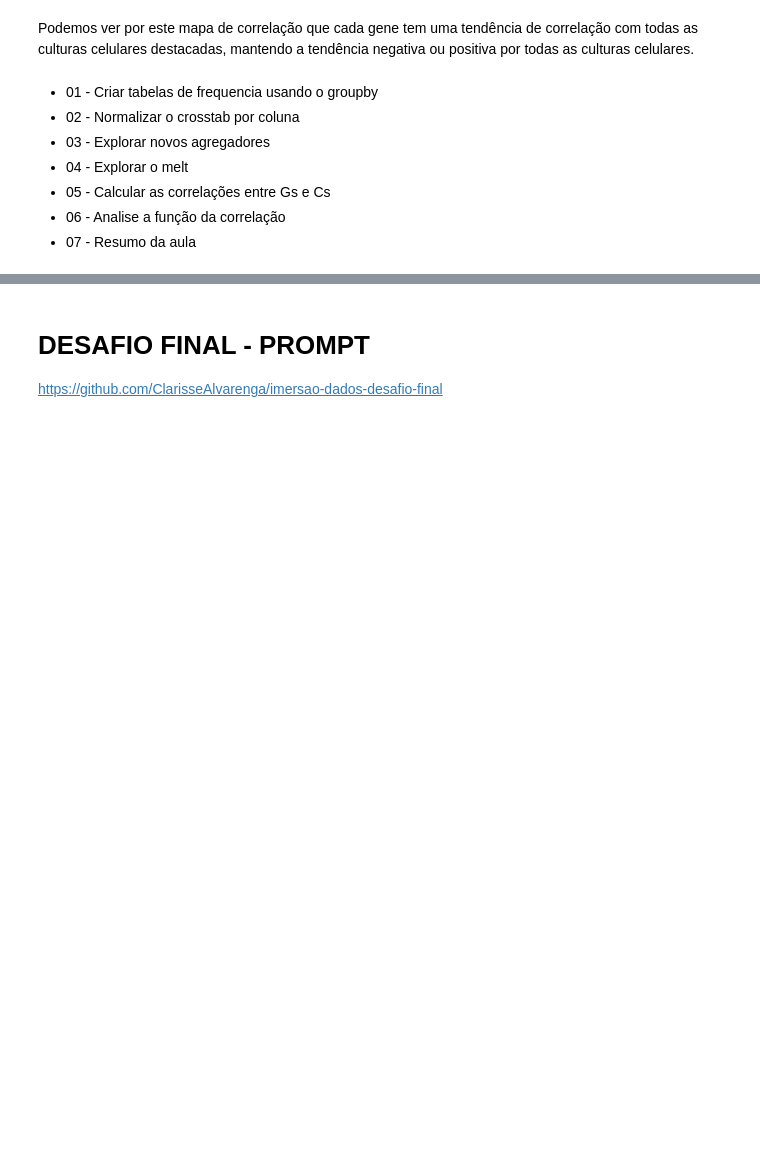
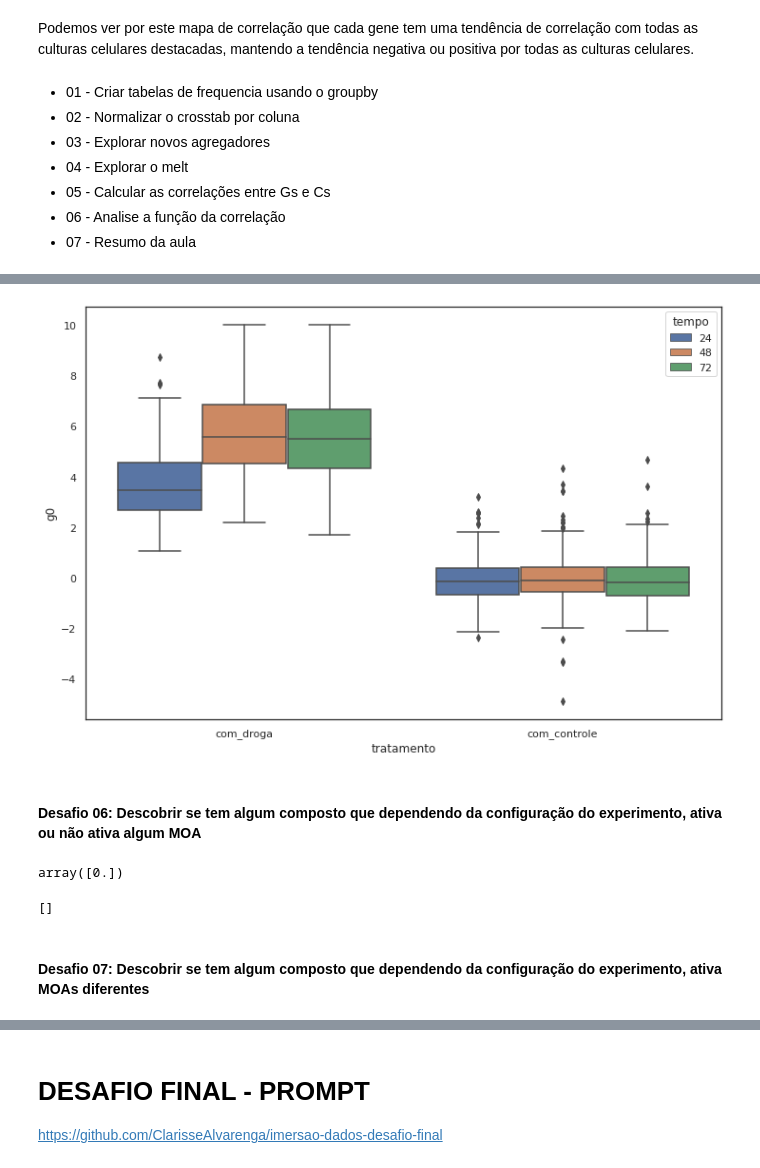
Before and after one commit to ClarisseAlvarenga/Imersao_Alura_3_edicao, a Jupyter notebook: Imersão_Dados_III_Alura_Clarisse.ipynb, the cells around one changed output, grey strips where cells are left out. Saved outputs shown, nothing was run; the diff lists cells and outputs as text; code cells hidden in the pictures; blank space fills up the shorter version.

```diff
--- a/Imersão_Dados_III_Alura_Clarisse.ipynb
+++ b/Imersão_Dados_III_Alura_Clarisse.ipynb
@@ -730,0 +1171,12 @@ Podemos ver por este mapa de correlação que cada gene tem uma tendência de co
+# %%
+plt.figure(figsize=(12,8))
+sns.boxplot(data=composto_laranja_e_controle, y='g0', x='tratamento', hue='tempo');
+# %% [output]
+[figure, added]
+# %% [markdown]
+#### Desafio 06: Descobrir se tem algum composto que dependendo da configuração do experimento, ativa ou não ativa algum MOA
+# %%
+#solução do Lucas Wolf
+dados.iloc[:,:5].merge(dados_resultados, on='id').iloc[:,2:].groupby(by=['composto', 'tempo', 'dose']).nunique().std().unique()
+# %% [output]
+array([0.])
@@ -730,0 +1187,11 @@ Podemos ver por este mapa de correlação que cada gene tem uma tendência de co
+# %%
+#conferindo que os compostos de uma lista constam na outra lista
+compostos_mistos = []
+for item in set(compostos_inativos['composto']):
+  if item in set(compostos_ativos['composto']):
+    compostos_mistos.append(item)
+compostos_mistos
+# %% [output]
+[]
+# %% [markdown]
+#### Desafio 07: Descobrir se tem algum composto que dependendo da configuração do experimento, ativa MOAs diferentes
```
Also changed, not shown: parts of 59 cells of this notebook.
